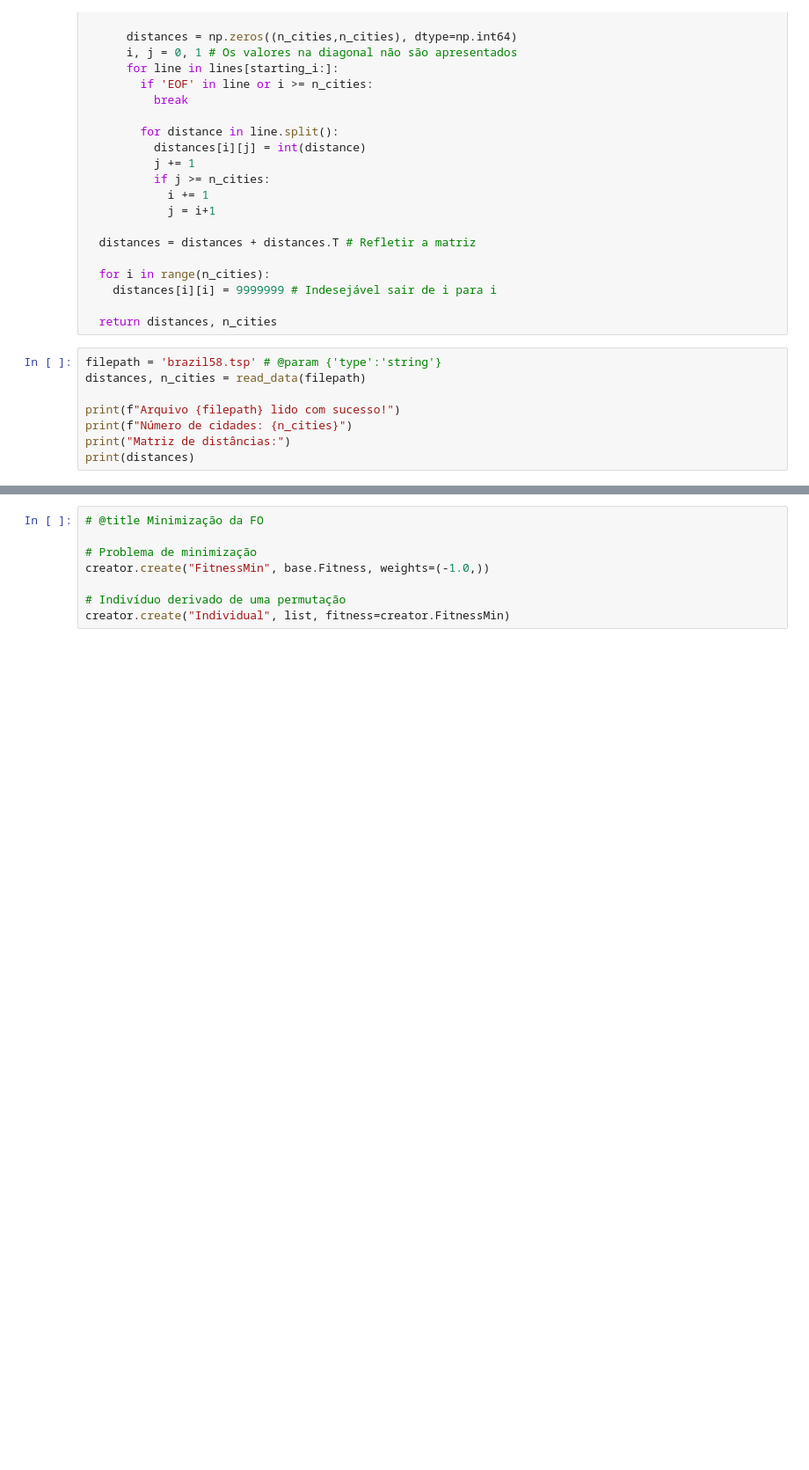
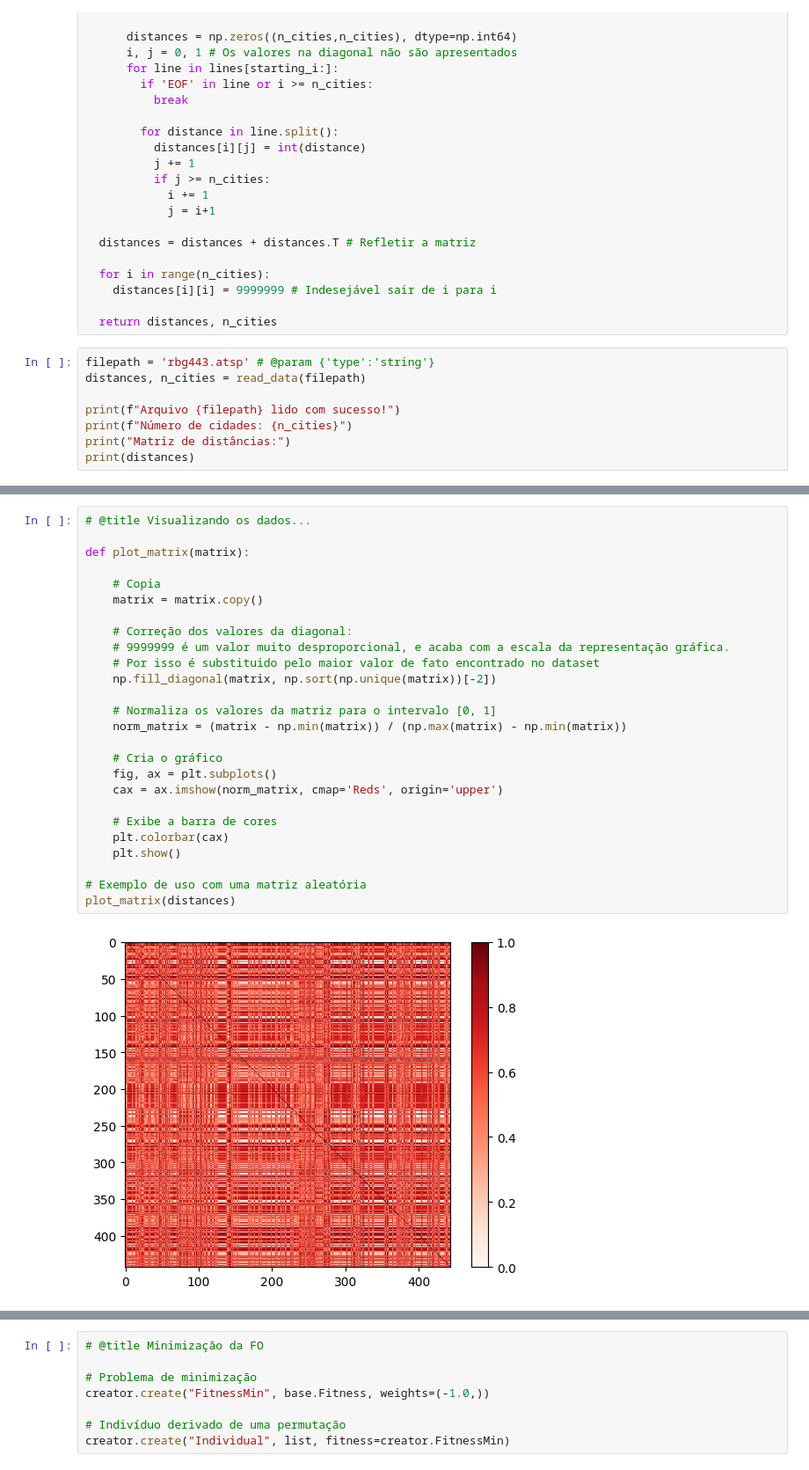
Before and after one commit to arthurnfmc/TSPGenetic, a Jupyter notebook: tspgenetic.ipynb, the cells around one changed output, grey strips where cells are left out. Shown at 88% size. Saved outputs shown, nothing was run; the diff lists cells and outputs as text; blank space fills up the shorter version.

```diff
--- a/tspgenetic.ipynb
+++ b/tspgenetic.ipynb
@@ -138,7 +146,7 @@ def read_data(fpath):
 
   return distances, n_cities
 # %%
-filepath = 'brazil58.tsp' # @param {'type':'string'}
+filepath = 'rbg443.atsp' # @param {'type':'string'}
 distances, n_cities = read_data(filepath)
 
 print(f"Arquivo {filepath} lido com sucesso!")
@@ -158,0 +167,28 @@ Matriz de distâncias:
+# %%
+# @title Visualizando os dados...
+
+def plot_matrix(matrix):
+
+    # Copia
+    matrix = matrix.copy()
+
+    # Correção dos valores da diagonal:
+    # 9999999 é um valor muito desproporcional, e acaba com a escala da representação gráfica.
+    # Por isso é substituido pelo maior valor de fato encontrado no dataset
+    np.fill_diagonal(matrix, np.sort(np.unique(matrix))[-2])
+
+    # Normaliza os valores da matriz para o intervalo [0, 1]
+    norm_matrix = (matrix - np.min(matrix)) / (np.max(matrix) - np.min(matrix))
+
+    # Cria o gráfico
+    fig, ax = plt.subplots()
+    cax = ax.imshow(norm_matrix, cmap='Reds', origin='upper')
+
+    # Exibe a barra de cores
+    plt.colorbar(cax)
+    plt.show()
+
+# Exemplo de uso com uma matriz aleatória
+plot_matrix(distances)
+# %% [output]
+[figure, added]
```
Also changed, not shown: parts of 10 cells of this notebook.
